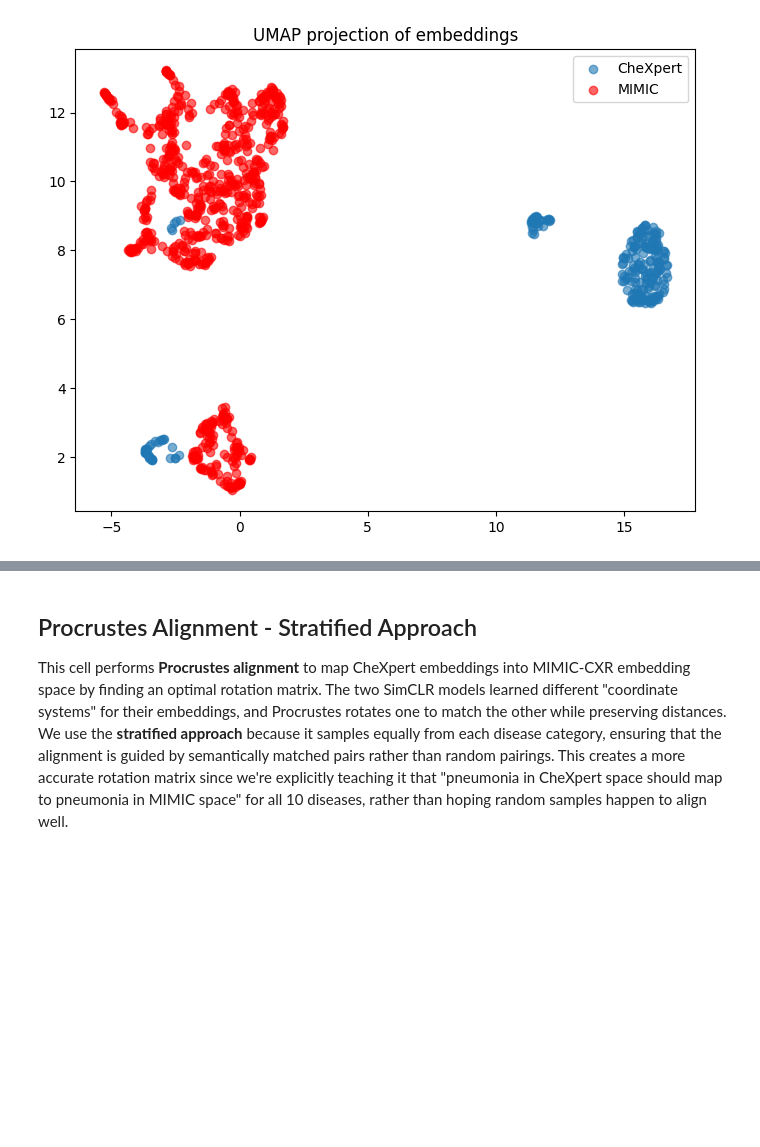
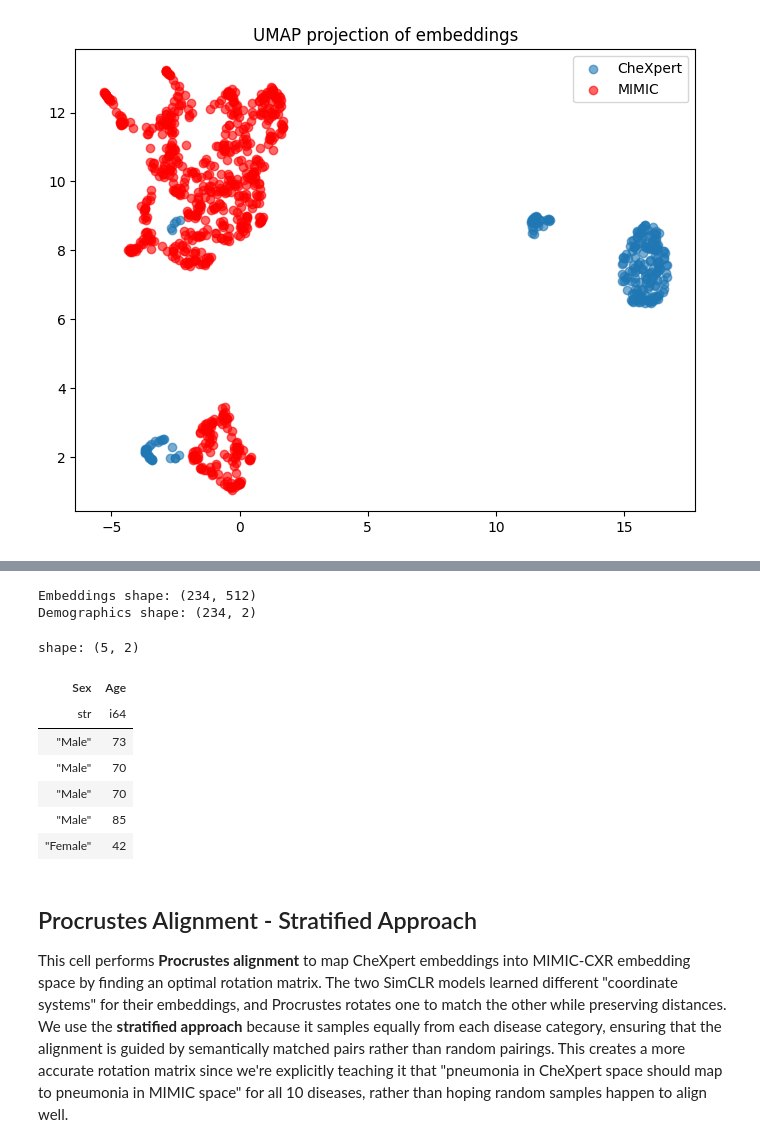
Before and after one commit to ccorbett0116/Fall2025ResearchProject, a Jupyter notebook: Research_Project.ipynb, the cells around one changed output, grey strips where cells are left out. Drawn from its saved outputs; the diff is of its cells as text; code cells hidden in the pictures; blank space fills up the shorter version.

```diff
--- a/Research_Project.ipynb
+++ b/Research_Project.ipynb
@@ -687,3 +700,26 @@ plt.show()
+# %%
+
+# Convert embeddings to numpy for easier manipulation
+emb_chex_np = emb_chexpert.cpu().numpy()
+
+# Select only demographics from CheXpert
+df_demo_chex = df_valid_chexpert.select(["Sex", "Age"])  # or any other demographic columns you care about
+
+# Quick check
+print("Embeddings shape:", emb_chex_np.shape)
+print("Demographics shape:", df_demo_chex.shape)
+df_demo_chex.head()
+# %% [output]
+Embeddings shape: (234, 512)
+Demographics shape: (234, 2)
+shape: (5, 2)
+| Sex | Age |
+| str | i64 |
+| "Male" | 73 |
+| "Male" | 70 |
+| "Male" | 70 |
+| "Male" | 85 |
+| "Female" | 42 |
 # %% [markdown]
 
 ## Procrustes Alignment - Stratified Approach
```
Also changed, not shown: parts of 1 cell of this notebook.
